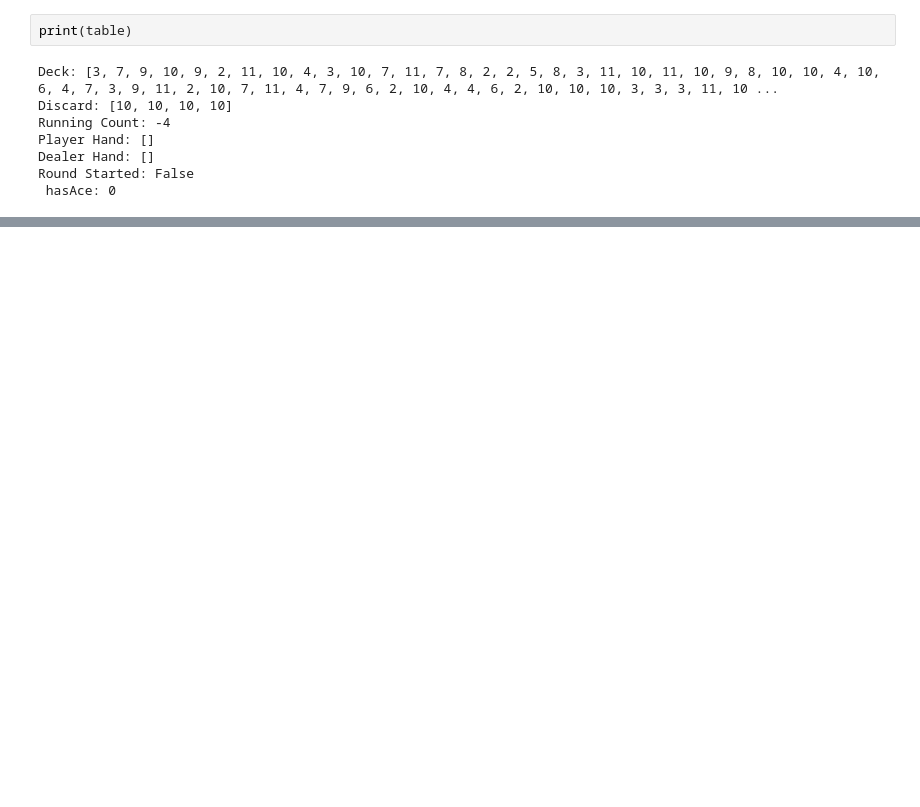
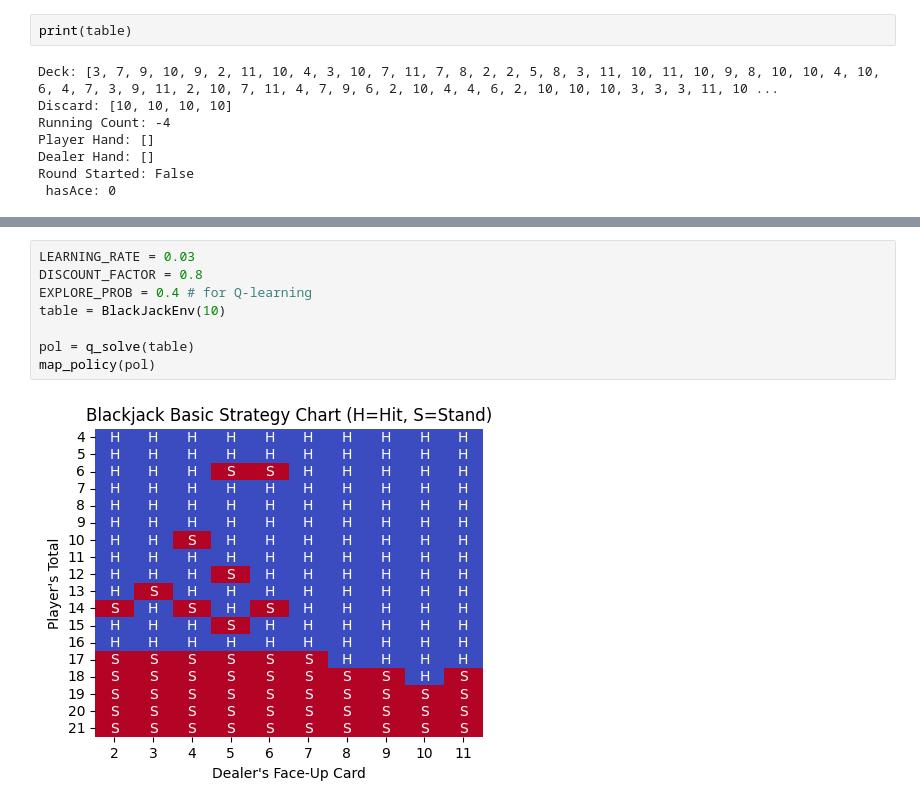
Before and after one commit to simeongluzman/BlackjackRL, a Jupyter notebook: Exploration/BJ_Env.ipynb, the cells around one changed output, grey strips where cells are left out. Cells and saved outputs as stored; diff of their text form; blank space fills up the shorter version.

```diff
--- a/Exploration/BJ_Env.ipynb
+++ b/Exploration/BJ_Env.ipynb
@@ -314,0 +304,10 @@ S S S S S S S S S S
+# %%
+LEARNING_RATE = 0.03
+DISCOUNT_FACTOR = 0.8
+EXPLORE_PROB = 0.4 # for Q-learning
+table = BlackJackEnv(10)
+
+pol = q_solve(table)
+map_policy(pol)
+# %% [output]
+[figure, added]
```
Also changed, not shown: parts of 10 cells of this notebook, 1 other file.
